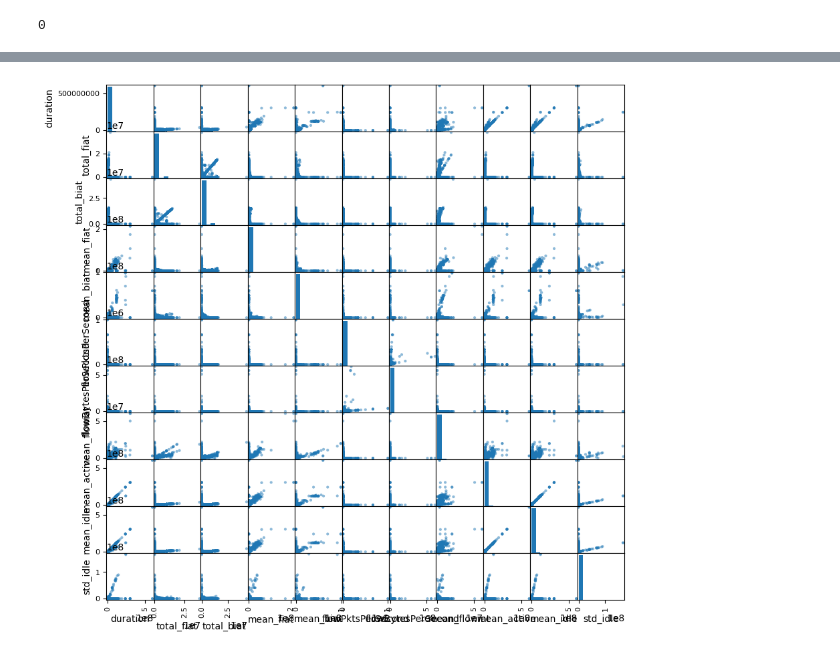
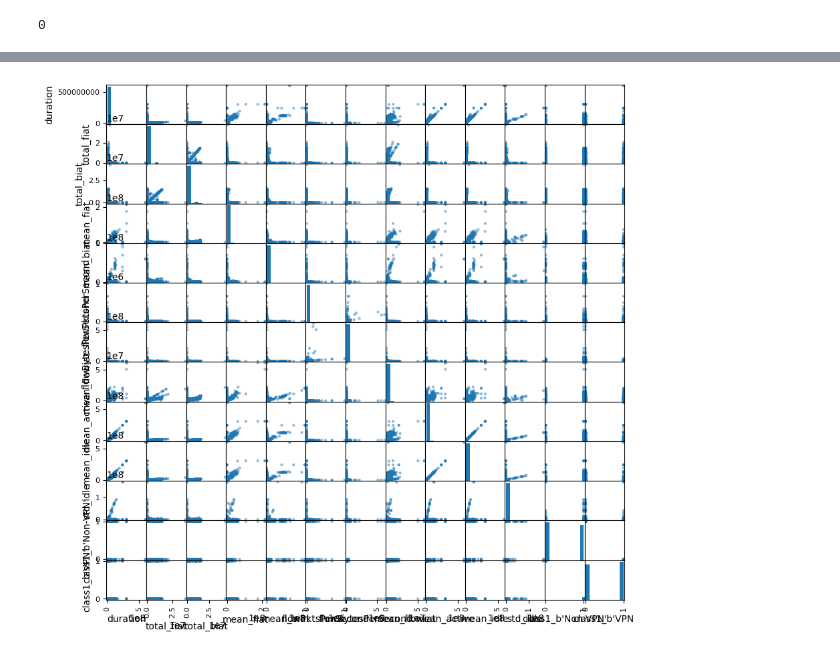
Before and after one commit to Shazbg/VPN-nonVPN, a Jupyter notebook: python/exploration.ipynb, the cells around one changed output, grey strips where cells are left out. Saved outputs shown, nothing was run; the diff lists cells and outputs as text; code cells hidden in the pictures.

```diff
--- a/python/exploration.ipynb
+++ b/python/exploration.ipynb
@@ -59,2 +56,6 @@ Data columns (total 24 columns):
 dtypes: float64(23), object(1)
 memory usage: 3.4+ MB
+# %%
+encoder = ce.OneHotEncoder(cols=['class1'], use_cat_names=True)
+df = encoder.fit_transform(df)
+df.head()
@@ -120,11 +188,12 @@ Index(['duration', 'total_fiat', 'total_biat', 'min_fiat', 'min_biat',
 # %%
 columns_to_plot = ['duration', 'total_fiat', 'total_biat',
                     'mean_fiat', 'mean_biat', 'flowPktsPerSecond',
        'flowBytesPerSecond', 'mean_flowiat',
-        'mean_active', 'mean_idle', 'std_idle', 'class1']
+        'mean_active', 'mean_idle', 'std_idle', "class1_b'Non-VPN'",
+       "class1_b'VPN'"]
 sm = scatter_matrix(df[columns_to_plot],
                    figsize=(10,10))
 
 plt.show()
 # %% [output]
-[figure, old version]
+[figure, new version]
```
Also changed, not shown: parts of 24 cells of this notebook, 3 other files.
